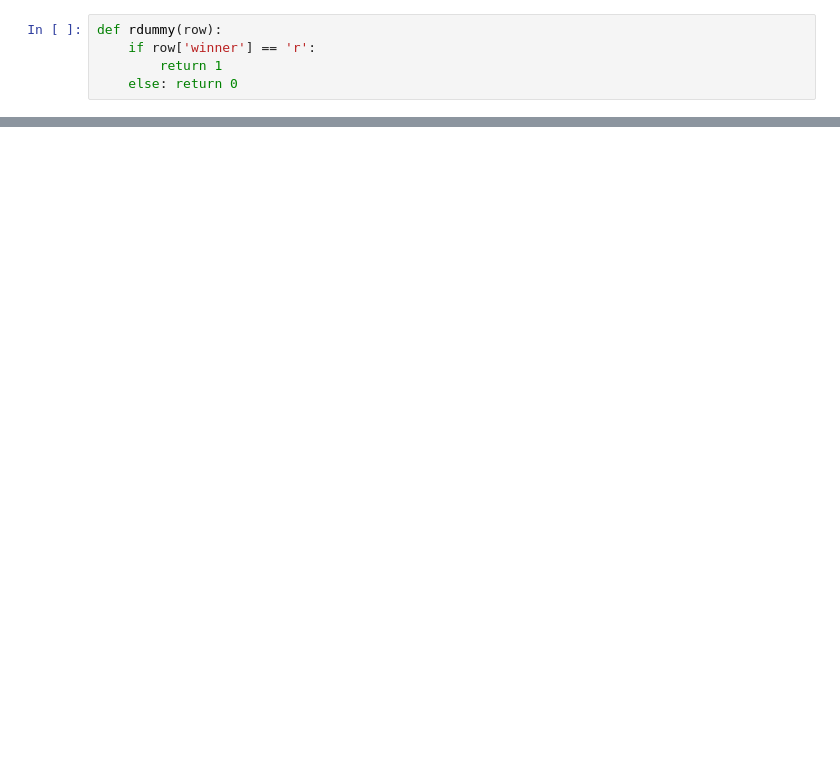
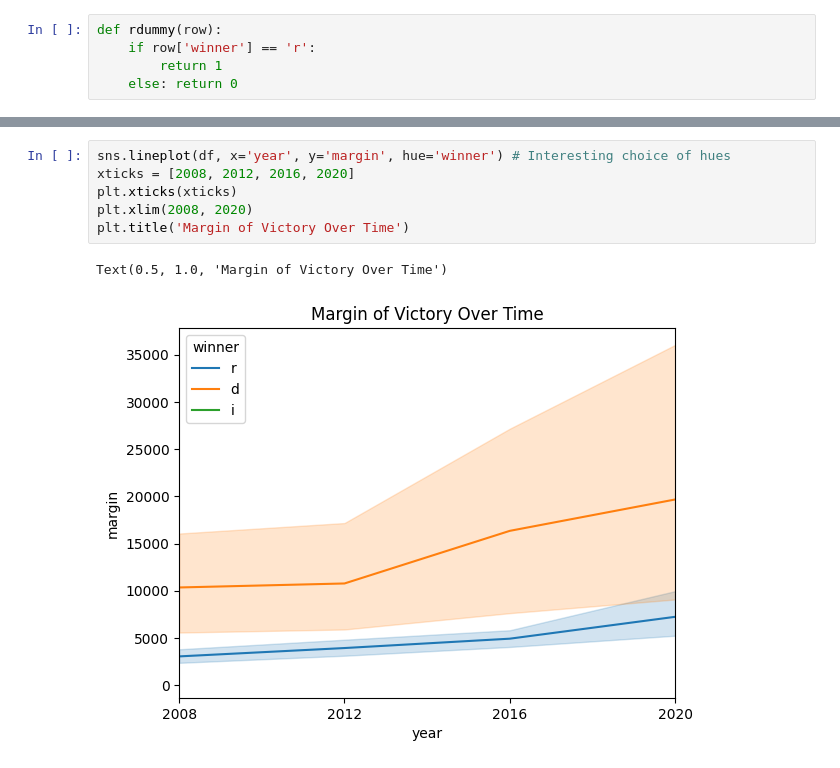
Before and after one commit to Hep7vv/DS3001-Final-Project, a Jupyter notebook: eda.ipynb, the cells around one changed output, grey strips where cells are left out. Saved outputs shown, nothing was run; the diff lists cells and outputs as text; blank space fills up the shorter version.

```diff
--- a/eda.ipynb
+++ b/eda.ipynb
@@ -128,0 +154,9 @@ Text(0.5, 1.0, 'Median annual household income by county. X=1 means county voted
+# %%
+sns.lineplot(df, x='year', y='margin', hue='winner') # Interesting choice of hues
+xticks = [2008, 2012, 2016, 2020]
+plt.xticks(xticks)
+plt.xlim(2008, 2020)
+plt.title('Margin of Victory Over Time')
+# %% [output]
+Text(0.5, 1.0, 'Margin of Victory Over Time')
+[figure, added]
```
Also changed, not shown: parts of 33 cells of this notebook.
